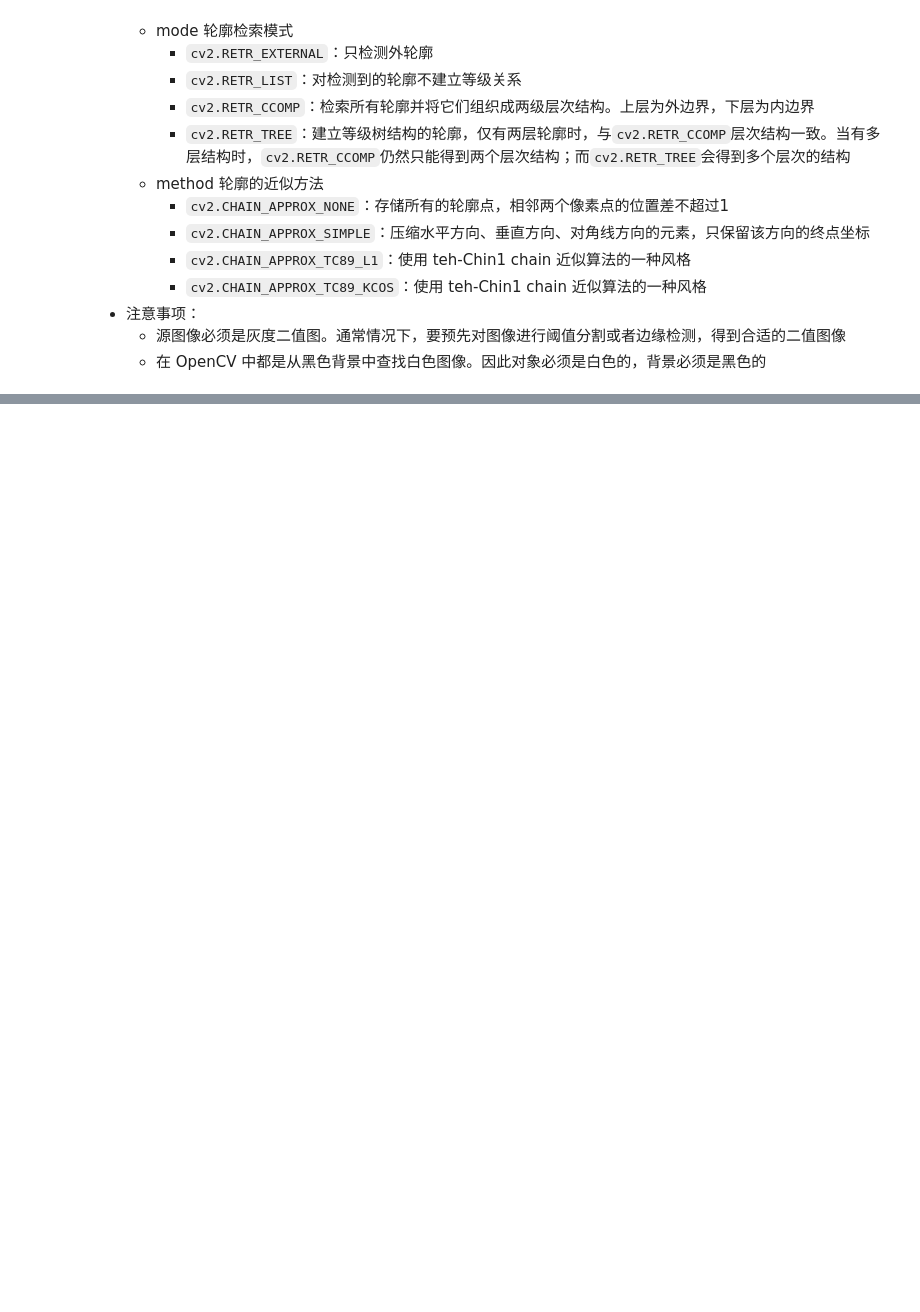
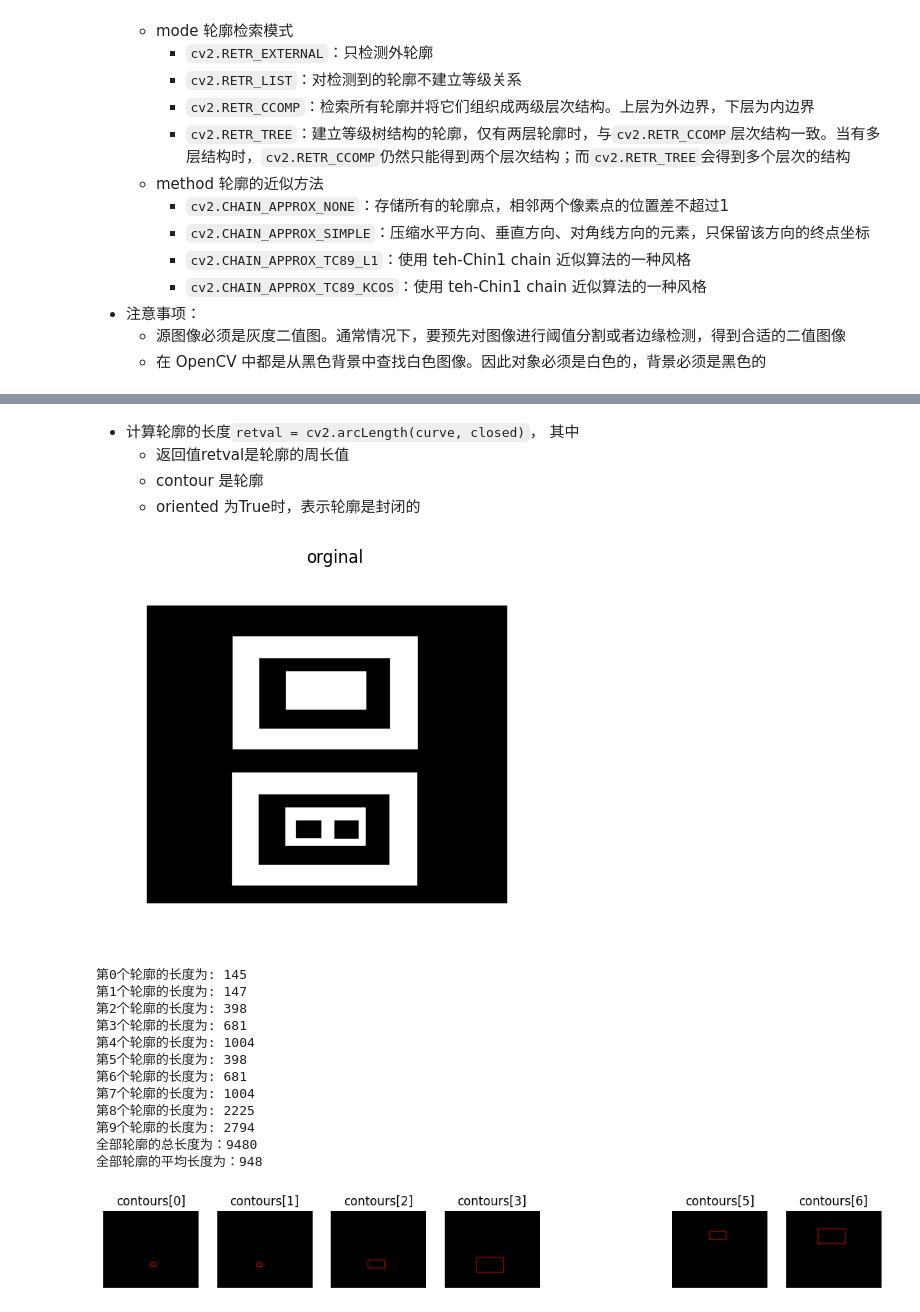
Before and after one commit to MercuryHaipeng/Getting-Started-with-OpenCV-Python-Edition-2nd-Edition-, a Jupyter notebook: Chapter 12/12-1.ipynb, the cells around one changed output, grey strips where cells are left out. Cells and saved outputs as stored; diff of their text form; code cells hidden in the pictures; blank space fills up the shorter version.

```diff
--- a/Chapter 12/12-1.ipynb
+++ b/Chapter 12/12-1.ipynb
@@ -41,0 +138,59 @@
+# %% [markdown]
+- 计算轮廓的长度`retval = cv2.arcLength(curve, closed)`， 其中
+    - 返回值retval是轮廓的周长值
+    - contour 是轮廓
+    - oriented 为True时，表示轮廓是封闭的
+# %%
+# 筛选出长度小于平均值的轮廓
+import cv2
+import numpy as np
+o = cv2.imread('contoursLength.bmp')
+o = cv2.cvtColor(o, cv2.COLOR_BGR2RGB)
+plt.imshow(o)
+plt.title("orginal")
+plt.axis("off")
+plt.show()
+
+# 获取轮廓
+gray = cv2.cvtColor(o,cv2.COLOR_BGR2GRAY)
+ret, binary = cv2.threshold(gray,127,255,cv2.THRESH_BINARY)
+contours, hierarchy = cv2.findContours(binary, cv2.RETR_LIST, cv2.CHAIN_APPROX_SIMPLE)
+# 计算各个轮廓的长度和平均值
+n = len(contours)
+cntLen = []                 # 存储各个轮廓的长度
+for i in range(n):
+    cntLen.append(cv2.arcLength(contours[i], True))
+    print("第"+str(i)+"个轮廓的长度为: %d"%cntLen[i])
+Sum = np.sum(cntLen)  # 轮廓长度和
+Avr = Sum/n     # 轮廓长度平均值
+print("全部轮廓的总长度为：%d" %Sum)
+print("全部轮廓的平均长度为：%d" %Avr)
+
+contoursImg = []
+plt.figure(figsize=(20,4))
+for i in range(n):
+    temp = np.zeros(o.shape,np.uint8)
+    contoursImg.append(temp)
+    contoursImg[i] = cv2.drawContours(contoursImg[i], contours, i, (0,0,255), 3)
+    if cv2.arcLength(contours[i],True) < Avr: # 显示长度小于平均值的轮廓
+        contoursImg[i] = cv2.cvtColor(contoursImg[i], cv2.COLOR_BGR2RGB)
+        plt.subplot(1, n, i+1)
+        plt.imshow(contoursImg[i])
+        plt.title("contours[" + str(i)+"]")
+        plt.axis("off")
+plt.show()
+# %% [output]
+[figure, added]
+第0个轮廓的长度为: 145
+第1个轮廓的长度为: 147
+第2个轮廓的长度为: 398
+第3个轮廓的长度为: 681
+第4个轮廓的长度为: 1004
+第5个轮廓的长度为: 398
+第6个轮廓的长度为: 681
+第7个轮廓的长度为: 1004
+第8个轮廓的长度为: 2225
+第9个轮廓的长度为: 2794
+全部轮廓的总长度为：9480
+全部轮廓的平均长度为：948
+[figure, added]
```
Also changed, not shown: parts of 5 cells of this notebook, 4 other files.
